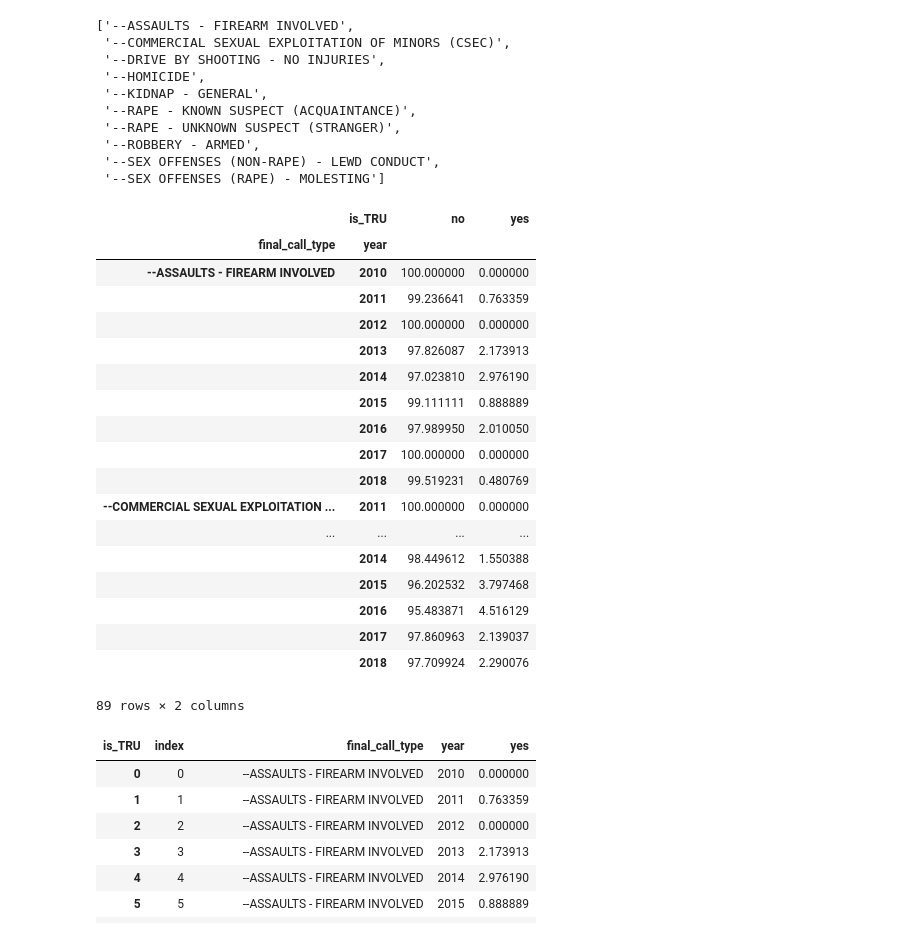
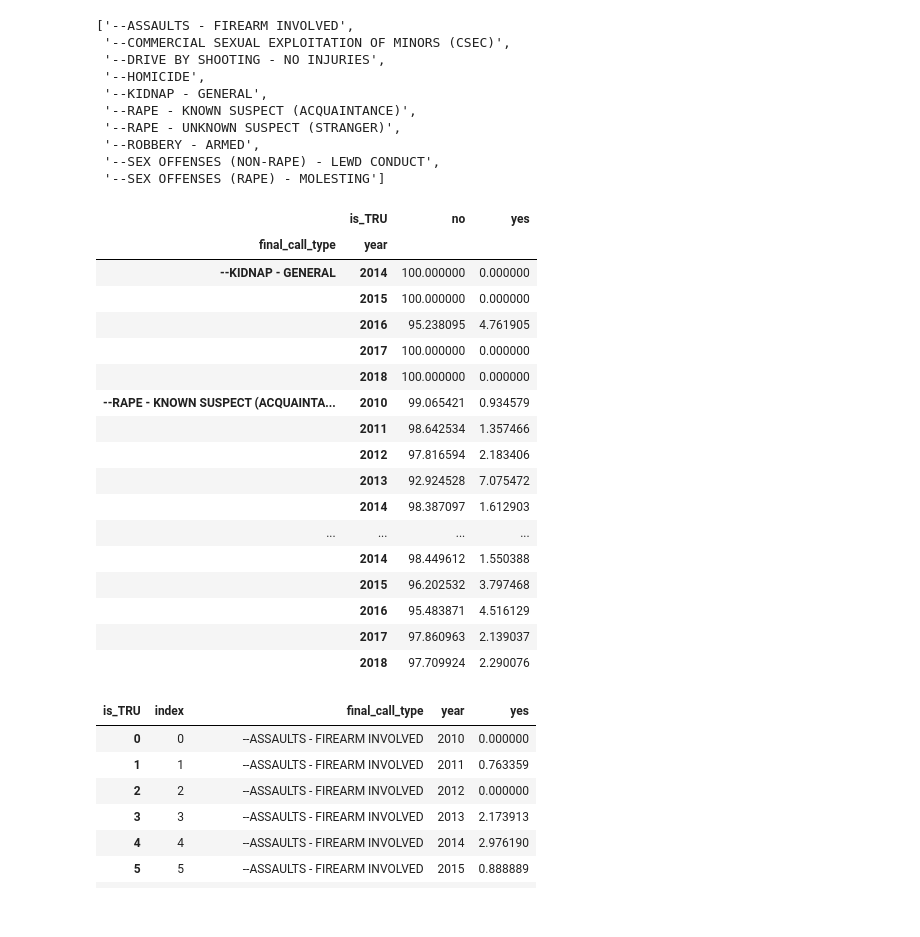
Before and after one commit to teacupwoozy/spd_notebook_archive, a Jupyter notebook: spd_notebook/2010-2018_sexcrimes_violentcrimes_percentages.ipynb, the cells around one changed output. Saved outputs shown, nothing was run; the diff lists cells and outputs as text; code cells hidden in the pictures.

```diff
--- a/spd_notebook/2010-2018_sexcrimes_violentcrimes_percentages.ipynb
+++ b/spd_notebook/2010-2018_sexcrimes_violentcrimes_percentages.ipynb
@@ -353,31 +353,30 @@ tru_percent_by_yr.final_call_type.unique().tolist()
 # %%
 # Calculate TRU percentages by crime type for each year
 tru_percent_by_yr = pd.crosstab([data.final_call_type, data.year],data.is_TRU,
                          normalize = 'index')
 
 # Multiply all percentages by 100 for graphing.
 tru_percent_by_yr *= 100
 
-tru_percent_by_yr
+tru_percent_by_yr.head()
 # %% [output]
 |  | is_TRU | no | yes |
 | final_call_type | year |  |  |
-| --ASSAULTS - FIREARM INVOLVED | 2010 | 100.000000 | 0.000000 |
-|  | 2011 | 99.236641 | 0.763359 |
-|  | 2012 | 100.000000 | 0.000000 |
-|  | 2013 | 97.826087 | 2.173913 |
-|  | 2014 | 97.023810 | 2.976190 |
-|  | 2015 | 99.111111 | 0.888889 |
-|  | 2016 | 97.989950 | 2.010050 |
+| --KIDNAP - GENERAL | 2014 | 100.000000 | 0.000000 |
+|  | 2015 | 100.000000 | 0.000000 |
+|  | 2016 | 95.238095 | 4.761905 |
 |  | 2017 | 100.000000 | 0.000000 |
-|  | 2018 | 99.519231 | 0.480769 |
-| --COMMERCIAL SEXUAL EXPLOITATION ... | 2011 | 100.000000 | 0.000000 |
+|  | 2018 | 100.000000 | 0.000000 |
+| --RAPE - KNOWN SUSPECT (ACQUAINTA... | 2010 | 99.065421 | 0.934579 |
+|  | 2011 | 98.642534 | 1.357466 |
+|  | 2012 | 97.816594 | 2.183406 |
+|  | 2013 | 92.924528 | 7.075472 |
+|  | 2014 | 98.387097 | 1.612903 |
 | ... | ... | ... | ... |
 |  | 2014 | 98.449612 | 1.550388 |
 |  | 2015 | 96.202532 | 3.797468 |
 |  | 2016 | 95.483871 | 4.516129 |
 |  | 2017 | 97.860963 | 2.139037 |
 |  | 2018 | 97.709924 | 2.290076 |
-89 rows × 2 columns
 # %%
 tru_percent_by_yr.reset_index(inplace=True)
```
Also changed, not shown: parts of 3 cells of this notebook.
